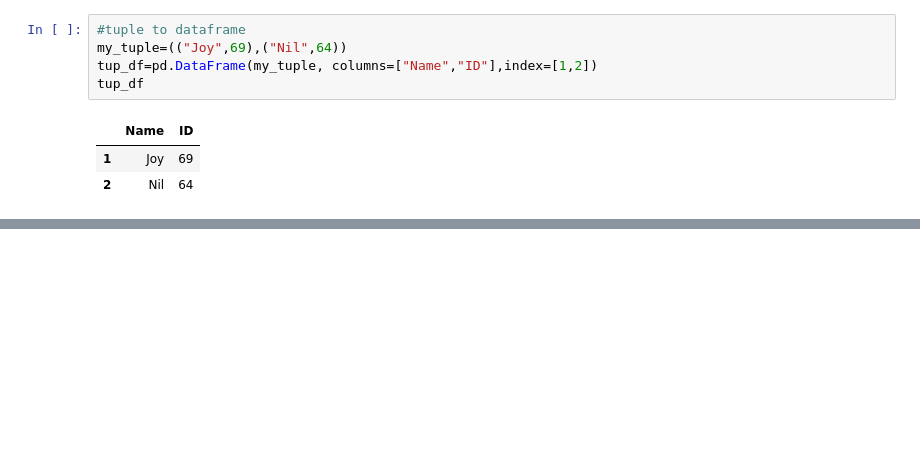
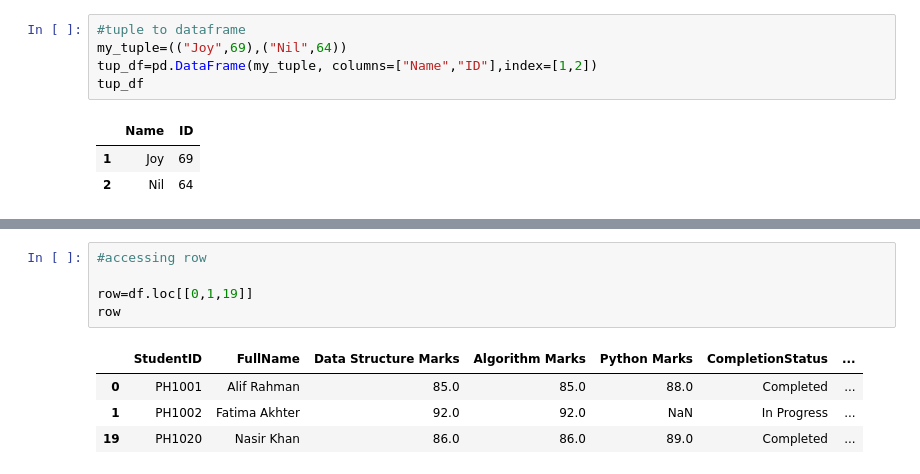
Before and after one commit to joygoswaminiloy2023-droid/AI-ML, a Jupyter notebook: Pandas.ipynb, the cells around one changed output, grey strips where cells are left out. Saved outputs shown, nothing was run; the diff lists cells and outputs as text; blank space fills up the shorter version.

```diff
--- a/Pandas.ipynb
+++ b/Pandas.ipynb
@@ -285,0 +329,10 @@ tup_df
+# %%
+#accessing row
+
+row=df.loc[[0,1,19]]
+row
+# %% [output]
+|  | StudentID | FullName | Data Structure Marks | Algorithm Marks | Python Marks | CompletionStatus | ... |
+| 0 | PH1001 | Alif Rahman | 85.0 | 85.0 | 88.0 | Completed | ... |
+| 1 | PH1002 | Fatima Akhter | 92.0 | 92.0 | NaN | In Progress | ... |
+| 19 | PH1020 | Nasir Khan | 86.0 | 86.0 | 89.0 | Completed | ... |
```
Also changed, not shown: parts of 6 cells of this notebook.
